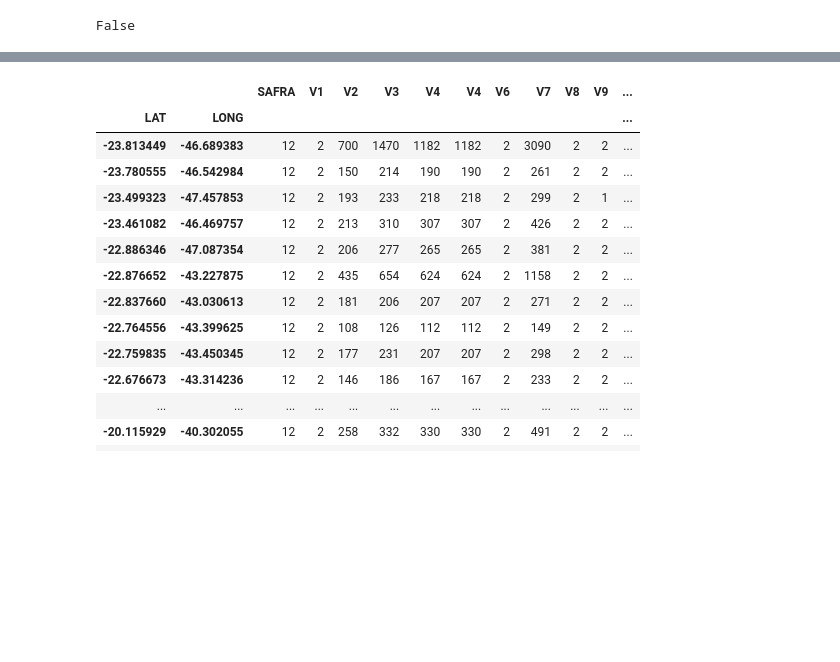
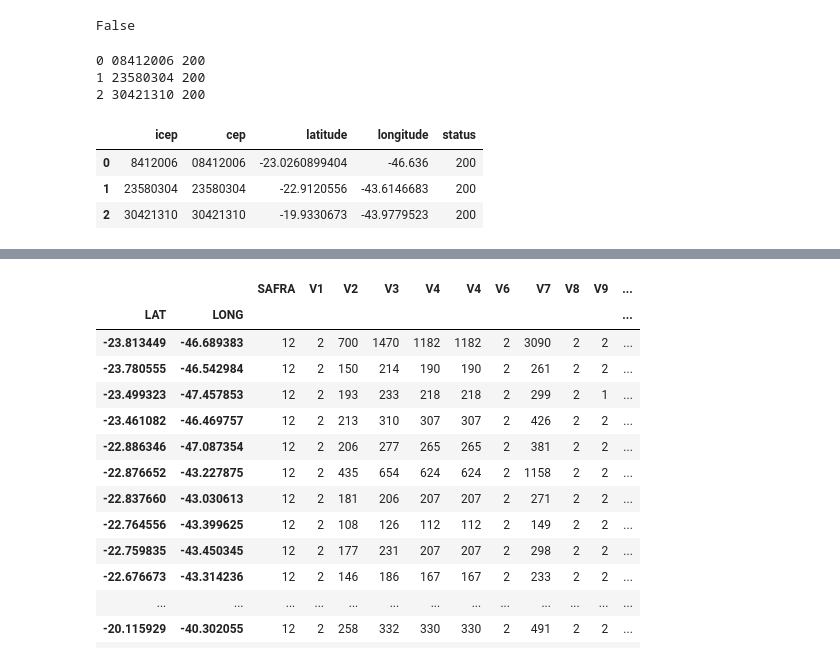
Before and after one commit to marceloosg/ibge, a Jupyter notebook: Trustly.ipynb, the cells around one changed output, grey strips where cells are left out. Drawn from its saved outputs; the diff is of its cells as text; code cells hidden in the pictures; blank space fills up the shorter version.

```diff
--- a/Trustly.ipynb
+++ b/Trustly.ipynb
@@ -141 +163,12 @@ class transform_geo_cep:
+# %%
+test = geo_ceps(df.head(3).CEP.unique())
+test.geo_ceps_df()
+# %% [output]
+0 08412006 200
+1 23580304 200
+2 30421310 200
+|  | icep | cep | latitude | longitude | status |
+| 0 | 8412006 | 08412006 | -23.0260899404 | -46.636 | 200 |
+| 1 | 23580304 | 23580304 | -22.9120556 | -43.6146683 | 200 |
+| 2 | 30421310 | 30421310 | -19.9330673 | -43.9779523 | 200 |
 # %%
```
Also changed, not shown: parts of 9 cells of this notebook.
